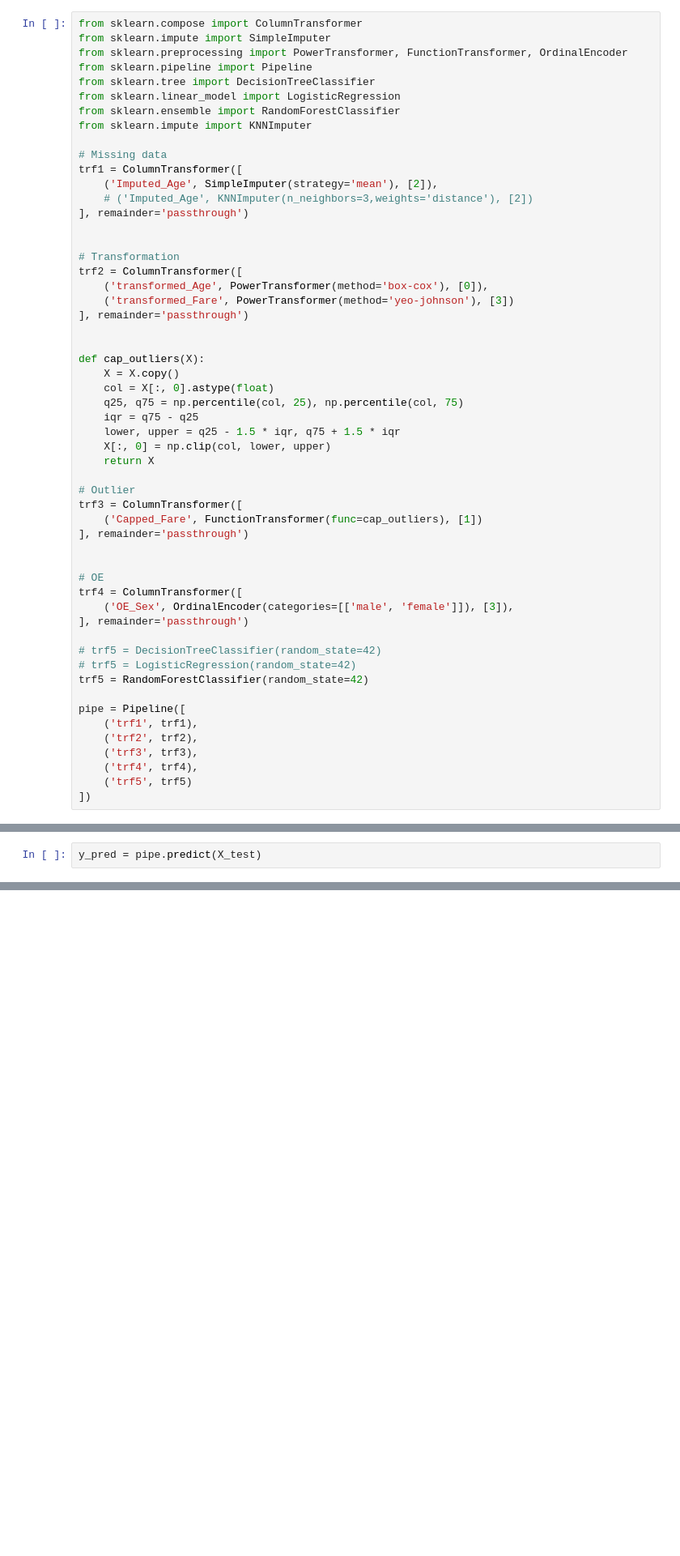
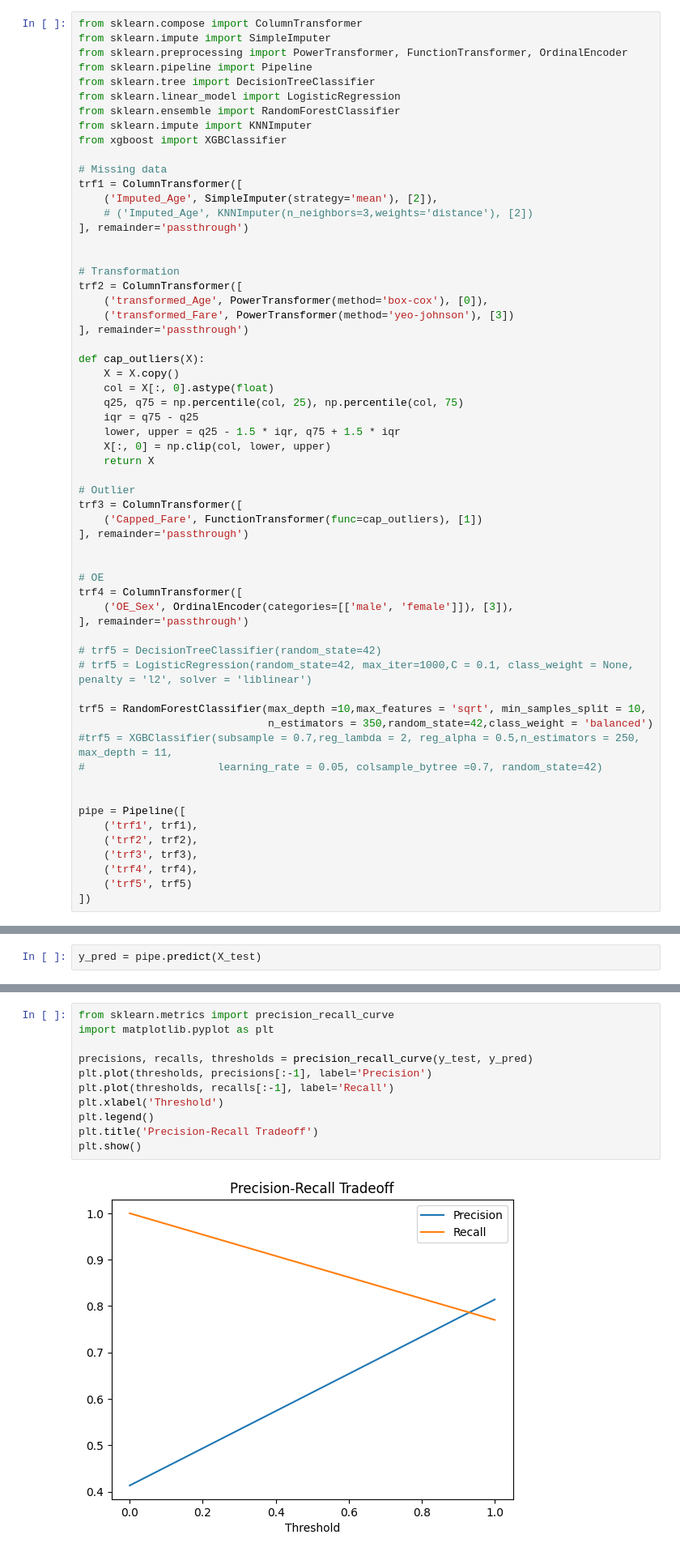
Before and after one commit to Lalmuankima-Colney/ML-Practice-Projects, a Jupyter notebook: titanic-set.ipynb, the cells around one changed output, grey strips where cells are left out. Shown at 81% size. Drawn from its saved outputs; the diff is of its cells as text; blank space fills up the shorter version.

```diff
--- a/titanic-set.ipynb
+++ b/titanic-set.ipynb
@@ -184,6 +248,7 @@ from sklearn.tree import DecisionTreeClassifier
 from sklearn.linear_model import LogisticRegression
 from sklearn.ensemble import RandomForestClassifier
 from sklearn.impute import KNNImputer
+from xgboost import XGBClassifier
 
 # Missing data
 trf1 = ColumnTransformer([
@@ -197,7 +262,6 @@ trf2 = ColumnTransformer([
     ('transformed_Age', PowerTransformer(method='box-cox'), [0]),
     ('transformed_Fare', PowerTransformer(method='yeo-johnson'), [3])
 ], remainder='passthrough')
-
 
 def cap_outliers(X):
     X = X.copy()
@@ -220,8 +284,13 @@ trf4 = ColumnTransformer([
 ], remainder='passthrough')
 
 # trf5 = DecisionTreeClassifier(random_state=42)
-# trf5 = LogisticRegression(random_state=42)
-trf5 = RandomForestClassifier(random_state=42)
+# trf5 = LogisticRegression(random_state=42, max_iter=1000,C = 0.1, class_weight = None, penalty = 'l2', solver = 'liblinear')
+
+trf5 = RandomForestClassifier(max_depth =10,max_features = 'sqrt', min_samples_split = 10,
+                              n_estimators = 350,random_state=42,class_weight = 'balanced')
+#trf5 = XGBClassifier(subsample = 0.7,reg_lambda = 2, reg_alpha = 0.5,n_estimators = 250, max_depth = 11,
+#                     learning_rate = 0.05, colsample_bytree =0.7, random_state=42)
+
 
 pipe = Pipeline([
     ('trf1', trf1),
@@ -278,0 +438,13 @@ print(scores.mean() * 100, scores.std() * 100)
+# %%
+from sklearn.metrics import precision_recall_curve
+import matplotlib.pyplot as plt
+
+precisions, recalls, thresholds = precision_recall_curve(y_test, y_pred)
+plt.plot(thresholds, precisions[:-1], label='Precision')
+plt.plot(thresholds, recalls[:-1], label='Recall')
+plt.xlabel('Threshold')
+plt.legend()
+plt.title('Precision-Recall Tradeoff')
+plt.show()
+# %% [output]
+[figure, added]
```
Also changed, not shown: parts of 21 cells of this notebook.
